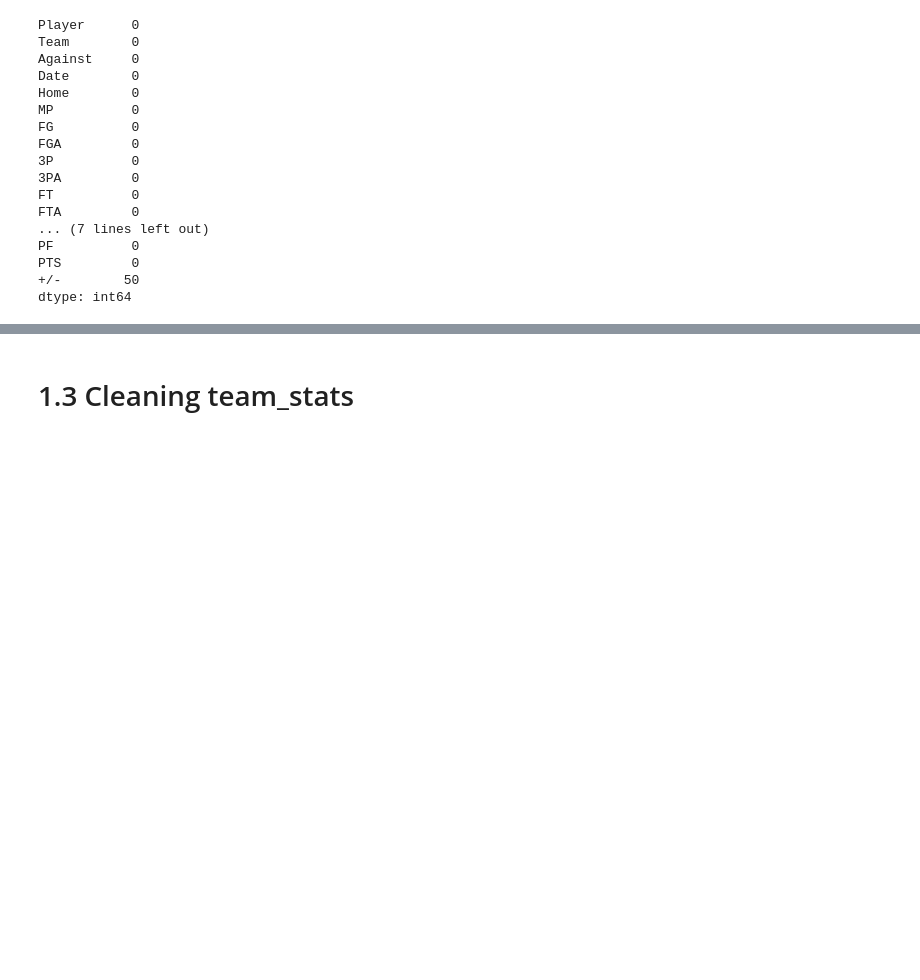
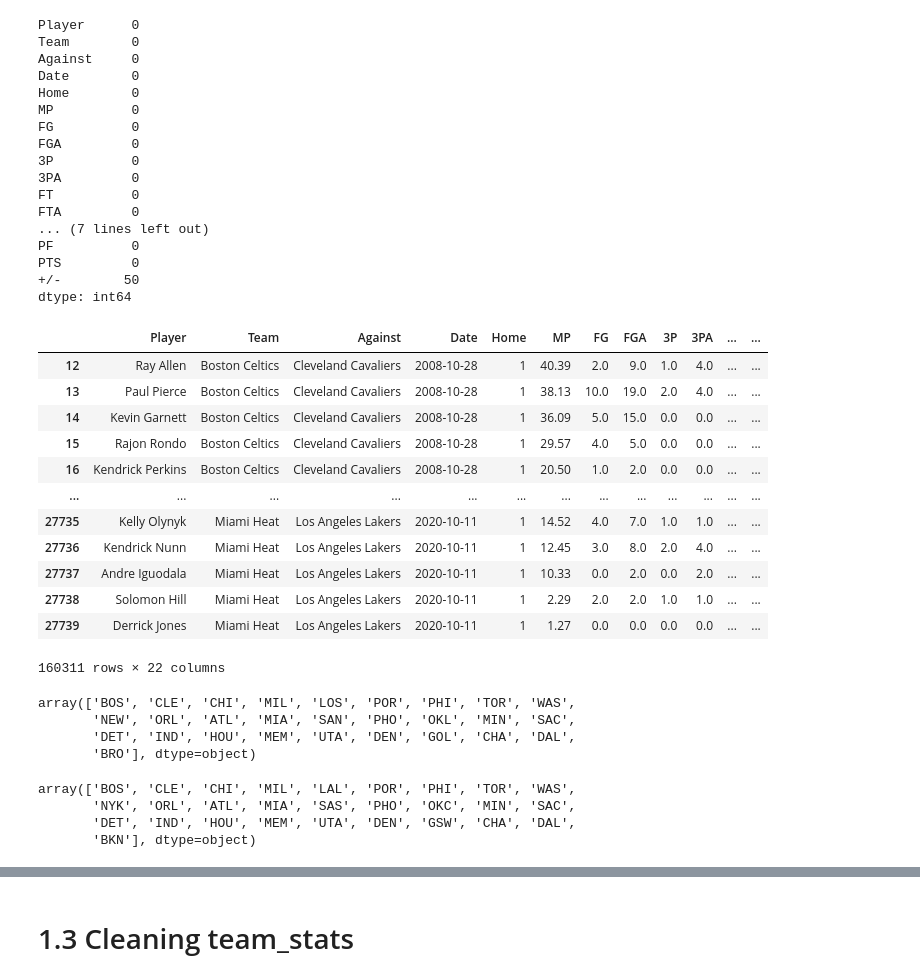
Before and after one commit to ElectricSheep007/UNH-Repo, a Jupyter notebook: DS_Guided_Capstone_2_Repo/virenv/Guided_Capstone_Project_2.ipynb, the cells around one changed output, grey strips where cells are left out. Cells and saved outputs as stored; diff of their text form; code cells hidden in the pictures; blank space fills up the shorter version.

```diff
--- a/DS_Guided_Capstone_2_Repo/virenv/Guided_Capstone_Project_2.ipynb
+++ b/DS_Guided_Capstone_2_Repo/virenv/Guided_Capstone_Project_2.ipynb
@@ -158,3 +163,45 @@ dtype: int64
 #Converting 'Date' column to datetime object
 
 player_stats['Date'] = pd.to_datetime(player_stats['Date'])
+# %%
+player_stats[player_stats['Home'] == 1]
+# %% [output]
+|  | Player | Team | Against | Date | Home | MP | FG | FGA | 3P | 3PA | ... | ... |
+| 12 | Ray Allen | Boston Celtics | Cleveland Cavaliers | 2008-10-28 | 1 | 40.39 | 2.0 | 9.0 | 1.0 | 4.0 | ... | ... |
+| 13 | Paul Pierce | Boston Celtics | Cleveland Cavaliers | 2008-10-28 | 1 | 38.13 | 10.0 | 19.0 | 2.0 | 4.0 | ... | ... |
+| 14 | Kevin Garnett | Boston Celtics | Cleveland Cavaliers | 2008-10-28 | 1 | 36.09 | 5.0 | 15.0 | 0.0 | 0.0 | ... | ... |
+| 15 | Rajon Rondo | Boston Celtics | Cleveland Cavaliers | 2008-10-28 | 1 | 29.57 | 4.0 | 5.0 | 0.0 | 0.0 | ... | ... |
+| 16 | Kendrick Perkins | Boston Celtics | Cleveland Cavaliers | 2008-10-28 | 1 | 20.50 | 1.0 | 2.0 | 0.0 | 0.0 | ... | ... |
+| ... | ... | ... | ... | ... | ... | ... | ... | ... | ... | ... | ... | ... |
+| 27735 | Kelly Olynyk | Miami Heat | Los Angeles Lakers | 2020-10-11 | 1 | 14.52 | 4.0 | 7.0 | 1.0 | 1.0 | ... | ... |
+| 27736 | Kendrick Nunn | Miami Heat | Los Angeles Lakers | 2020-10-11 | 1 | 12.45 | 3.0 | 8.0 | 2.0 | 4.0 | ... | ... |
+| 27737 | Andre Iguodala | Miami Heat | Los Angeles Lakers | 2020-10-11 | 1 | 10.33 | 0.0 | 2.0 | 0.0 | 2.0 | ... | ... |
+| 27738 | Solomon Hill | Miami Heat | Los Angeles Lakers | 2020-10-11 | 1 | 2.29 | 2.0 | 2.0 | 1.0 | 1.0 | ... | ... |
+| 27739 | Derrick Jones | Miami Heat | Los Angeles Lakers | 2020-10-11 | 1 | 1.27 | 0.0 | 0.0 | 0.0 | 0.0 | ... | ... |
+160311 rows × 22 columns
+# %%
+#Creating game ID column for bridging the team_stats and player_stats datasets.
+#We want to uniform the ID to just using the home team abbreviation
+
+if (player_stats['Home'] == 1).all():
+    player_stats['homeAbbr'] = player_stats['Team'].str[0:3].str.upper()
+else:
+    player_stats['homeAbbr'] = player_stats['Against'].str[0:3].str.upper()
+
+player_stats['homeAbbr'].unique()
+
+#We can see that using just the first 3 characters most of the abbreviations are the standard for representing the NBA teams, but there are exceptions.
+#Need to change (LOS, NEW, SAN, OKL, GOL, BRO)
+# %% [output]
+array(['BOS', 'CLE', 'CHI', 'MIL', 'LOS', 'POR', 'PHI', 'TOR', 'WAS',
+       'NEW', 'ORL', 'ATL', 'MIA', 'SAN', 'PHO', 'OKL', 'MIN', 'SAC',
+       'DET', 'IND', 'HOU', 'MEM', 'UTA', 'DEN', 'GOL', 'CHA', 'DAL',
+       'BRO'], dtype=object)
+# %%
+player_stats['homeAbbr'] = player_stats['homeAbbr'].replace({'LOS': 'LAL', 'NEW': 'NYK', 'SAN':'SAS', 'OKL': 'OKC', 'GOL':'GSW', 'BRO':'BKN'})
+player_stats['homeAbbr'].unique()
+# %% [output]
+array(['BOS', 'CLE', 'CHI', 'MIL', 'LAL', 'POR', 'PHI', 'TOR', 'WAS',
+       'NYK', 'ORL', 'ATL', 'MIA', 'SAS', 'PHO', 'OKC', 'MIN', 'SAC',
+       'DET', 'IND', 'HOU', 'MEM', 'UTA', 'DEN', 'GSW', 'CHA', 'DAL',
+       'BKN'], dtype=object)
```
Also changed, not shown: parts of 56 cells of this notebook.
